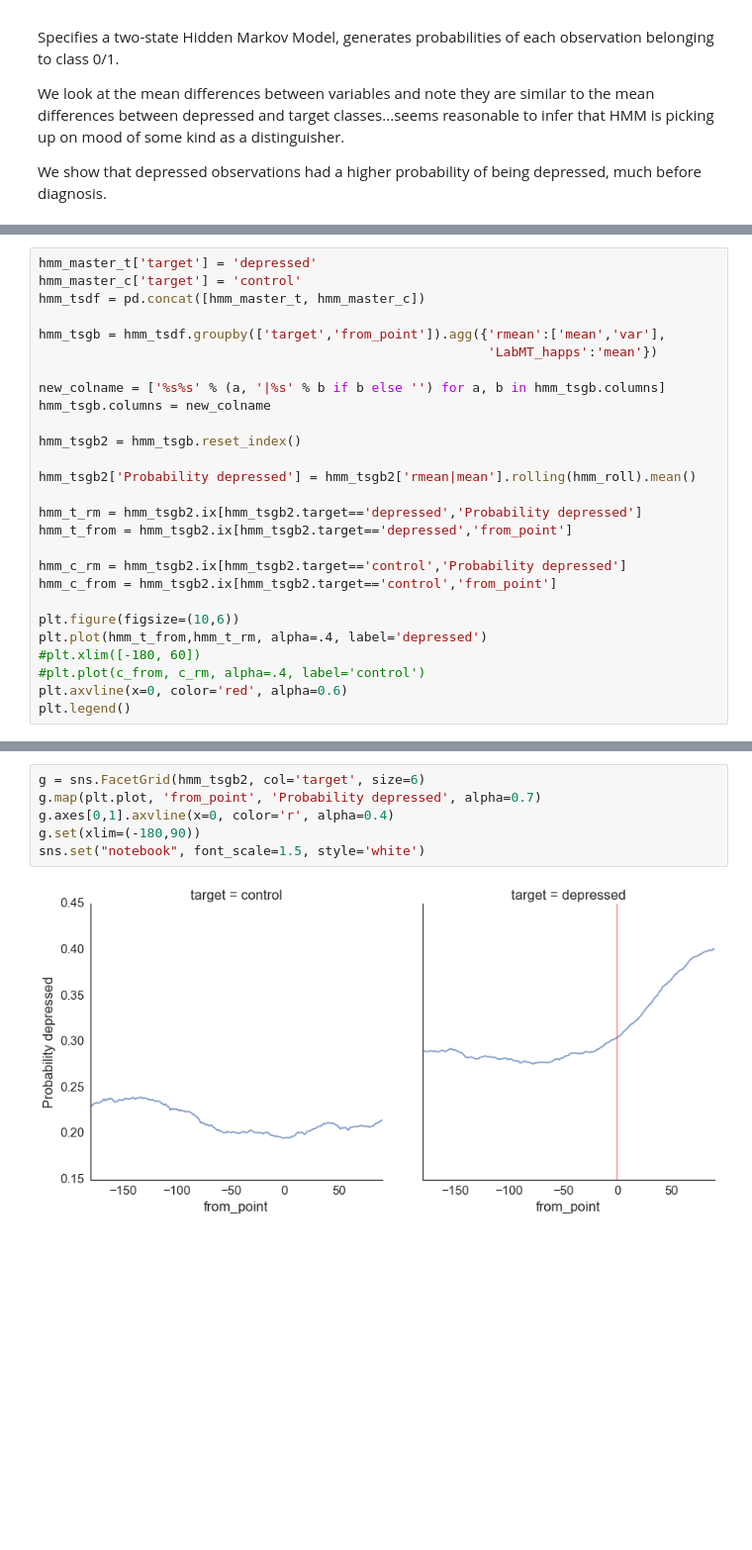
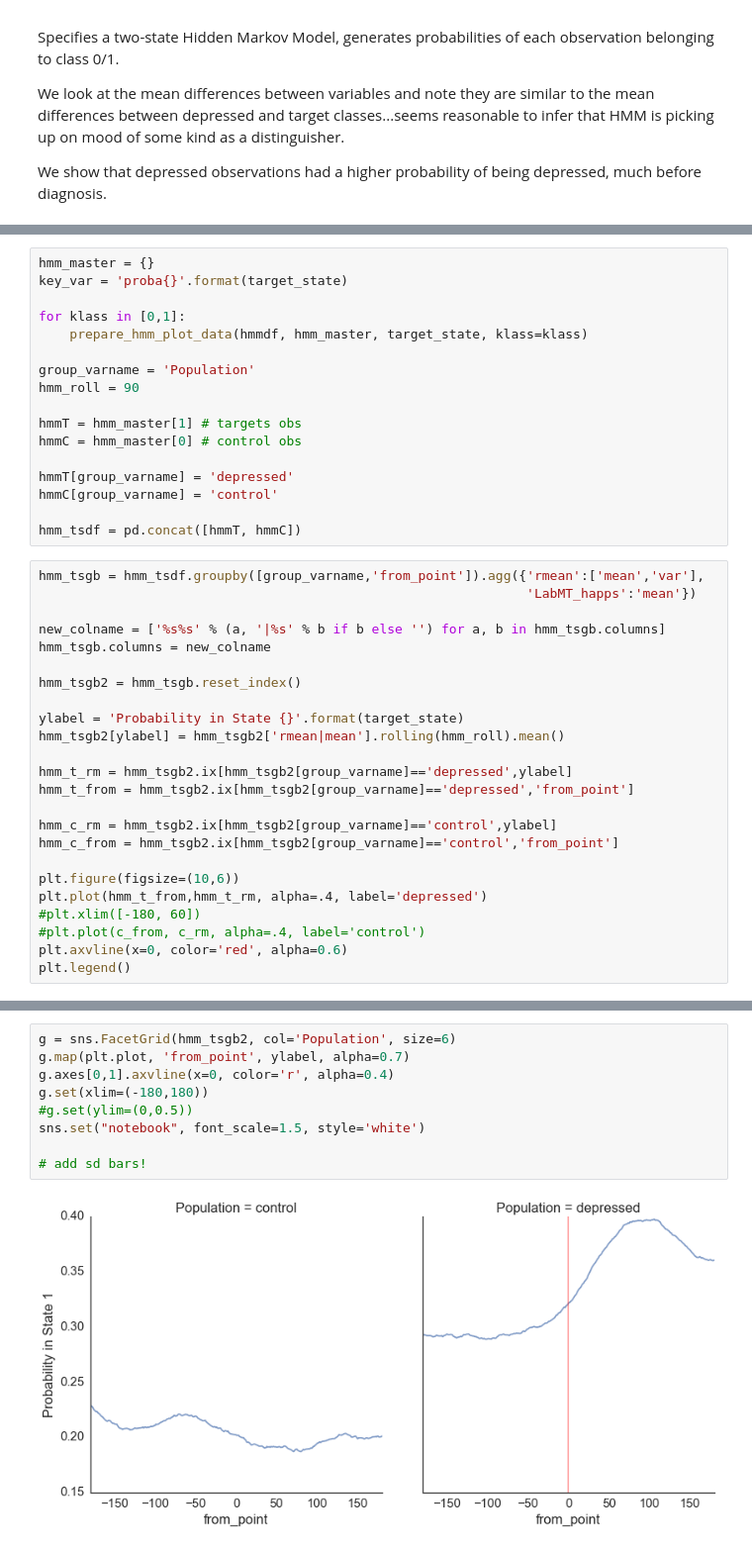
Before and after one commit to andrewreece/predicthealth, a Jupyter notebook: mixture_models.ipynb, the cells around one changed output, grey strips where cells are left out. Shown: that part at 99% size. Drawn from its saved outputs; the diff is of its cells as text; blank space fills up the shorter version.

```diff
--- a/mixture_models.ipynb
+++ b/mixture_models.ipynb
@@ -781,23 +633,37 @@ for idx in hmm_dff.ix[(hmm_dff.target==0) & hmm_dff[key_var].notnull(),:].index:
+# %%
+hmm_master = {}
+key_var = 'proba{}'.format(target_state)
+
+for klass in [0,1]:
+    prepare_hmm_plot_data(hmmdf, hmm_master, target_state, klass=klass)
+
+group_varname = 'Population'
+hmm_roll = 90
+
+hmmT = hmm_master[1] # targets obs
+hmmC = hmm_master[0] # control obs
+
+hmmT[group_varname] = 'depressed'
+hmmC[group_varname] = 'control'
+
+hmm_tsdf = pd.concat([hmmT, hmmC])
 # %%
-hmm_master_t['target'] = 'depressed'
-hmm_master_c['target'] = 'control'
-hmm_tsdf = pd.concat([hmm_master_t, hmm_master_c])
-
-hmm_tsgb = hmm_tsdf.groupby(['target','from_point']).agg({'rmean':['mean','var'],
-                                                          'LabMT_happs':'mean'})
+hmm_tsgb = hmm_tsdf.groupby([group_varname,'from_point']).agg({'rmean':['mean','var'],
+                                                               'LabMT_happs':'mean'})
 
 new_colname = ['%s%s' % (a, '|%s' % b if b else '') for a, b in hmm_tsgb.columns]
 hmm_tsgb.columns = new_colname
 
 hmm_tsgb2 = hmm_tsgb.reset_index()
 
-hmm_tsgb2['Probability depressed'] = hmm_tsgb2['rmean|mean'].rolling(hmm_roll).mean()
+ylabel = 'Probability in State {}'.format(target_state)
+hmm_tsgb2[ylabel] = hmm_tsgb2['rmean|mean'].rolling(hmm_roll).mean()
 
-hmm_t_rm = hmm_tsgb2.ix[hmm_tsgb2.target=='depressed','Probability depressed']
-hmm_t_from = hmm_tsgb2.ix[hmm_tsgb2.target=='depressed','from_point']
+hmm_t_rm = hmm_tsgb2.ix[hmm_tsgb2[group_varname]=='depressed',ylabel]
+hmm_t_from = hmm_tsgb2.ix[hmm_tsgb2[group_varname]=='depressed','from_point']
 
-hmm_c_rm = hmm_tsgb2.ix[hmm_tsgb2.target=='control','Probability depressed']
-hmm_c_from = hmm_tsgb2.ix[hmm_tsgb2.target=='control','from_point']
+hmm_c_rm = hmm_tsgb2.ix[hmm_tsgb2[group_varname]=='control',ylabel]
+hmm_c_from = hmm_tsgb2.ix[hmm_tsgb2[group_varname]=='control','from_point']
 
 plt.figure(figsize=(10,6))
 plt.plot(hmm_t_from,hmm_t_rm, alpha=.4, label='depressed')
@@ -811,8 +689,11 @@ plt.legend()
 # %%
-g = sns.FacetGrid(hmm_tsgb2, col='target', size=6)
-g.map(plt.plot, 'from_point', 'Probability depressed', alpha=0.7)
+g = sns.FacetGrid(hmm_tsgb2, col='Population', size=6)
+g.map(plt.plot, 'from_point', ylabel, alpha=0.7)
 g.axes[0,1].axvline(x=0, color='r', alpha=0.4)
-g.set(xlim=(-180,90))
+g.set(xlim=(-180,180))
+#g.set(ylim=(0,0.5))
 sns.set("notebook", font_scale=1.5, style='white')
+
+# add sd bars!
 # %% [output]
-[figure, old version]
+[figure, new version]
```
Also changed, not shown: parts of 24 cells of this notebook, 1 other file.
